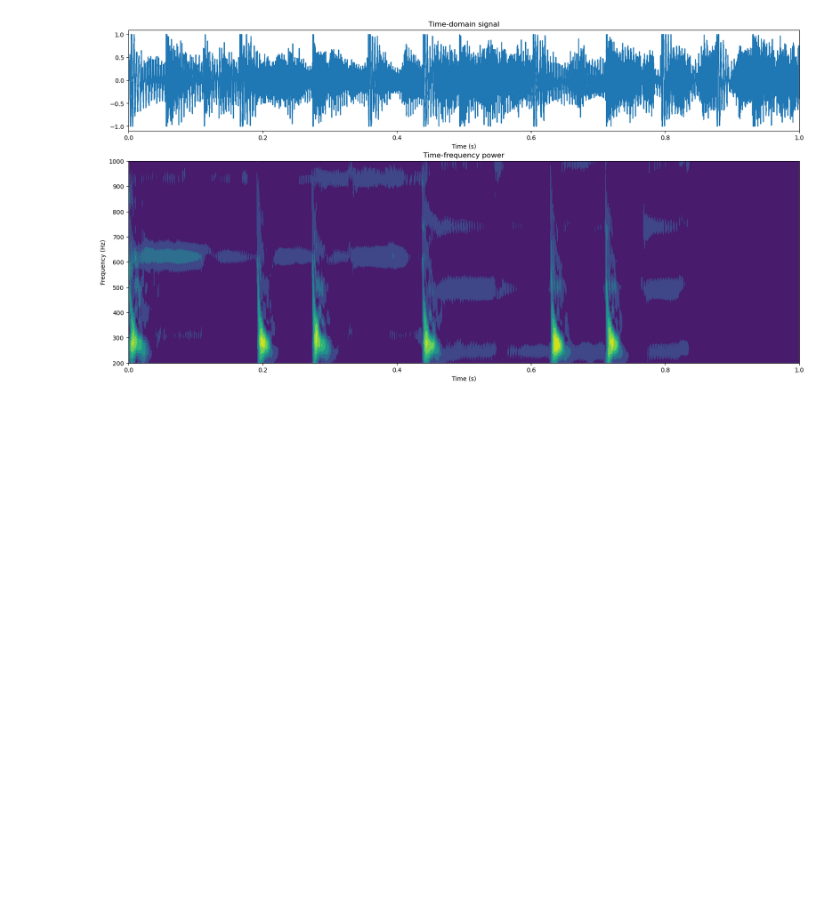
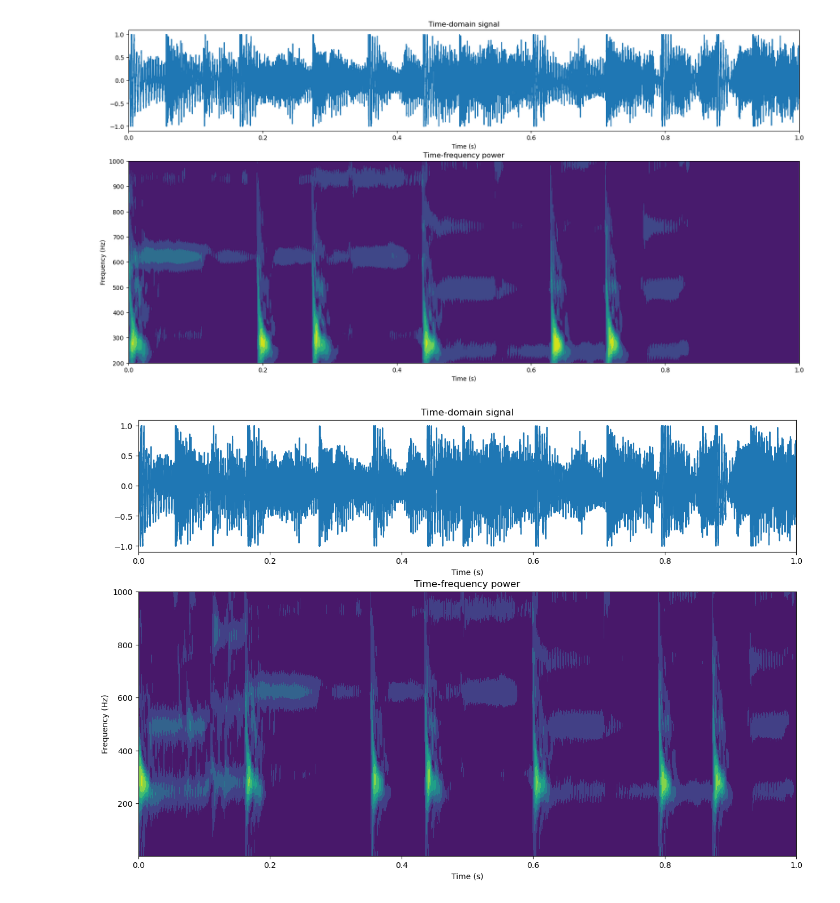
Before and after one commit to NikitaGoltsev/Digital_signals, a Jupyter notebook: lab06.ipynb, the cells around one changed output. Cells and saved outputs as stored; diff of their text form; code cells hidden in the pictures; blank space fills up the shorter version.

```diff
--- a/lab06.ipynb
+++ b/lab06.ipynb
@@ -231,23 +231,64 @@ plt.show()
 # %% [output]
 [figure]
 # %%
+import numpy as np
+import pandas as pd
+import matplotlib.pyplot as plt
+from matplotlib import cm
+from scipy.signal import convolve
+import scipy.io as sio
+import warnings
+import seaborn as sns
 import audio2numpy as a2n
+
+warnings.filterwarnings('ignore')
+
+def make_spectrogram(wavelet_function, t, signal, freqs, shift=1.0, **args):
+    # Пустой список для хранения вейвлетов
+    wavelets = []
+    # Цикл по всем частотам
+    for freq in freqs:
+        wavelet = wavelet_function(t, freq, **args)
+        # Центрирование вейвлета
+        wavelet = np.roll(wavelet, int(-len(wavelet) / shift))
+        wavelets.append(wavelet)
+    # Преобразование списка в массив NumPy
+    wavelets = np.array(wavelets)
+
+    # Пустой список для хранения результатов свертки
+    tf = []
+    # Цикл по всем вейвлетам
+    for wavelet in wavelets:
+        # Свертка вейвлета и сигнала
+        tf.append(np.abs(convolve(signal, wavelet, 'same')))
+    # Преобразование списка в массив NumPy
+    tf = np.array(tf)
+
+    return tf
+
+def wavelet_morlet(t, peak_freq=1.0, alpha=1.0):
+    psi = np.exp(-t**2 / alpha**2) * np.exp(2j * np.pi * t * peak_freq)
+    return psi / np.sqrt(np.sum(np.abs(psi)**2))  # Нормализация
+
+
 signal_mi, srate = a2n.audio_from_file("./data/Linkin_Park.mp3")
 t_mi = np.linspace(0, 1, num=len(signal_mi))
 
 # Перебираемые частоты вейвлетов
 freqs_mi = np.linspace(2, 1000, 500)
 tf_mi = make_spectrogram(wavelet_morlet, t_mi, signal_mi, freqs_mi, shift=1.98, alpha=0.008)
 
 fig, axs = plt.subplots(2, 1, figsize=(15, 10), gridspec_kw={'height_ratios': [1, 2]})
 
 axs[0].plot(t_mi, signal_mi)
 axs[0].set_xlim(t_mi[0], t_mi[-1])
 axs[0].set_title("Time-domain signal")
 axs[0].set_xlabel('Time (s)')
 
 axs[1].contourf(t_mi, freqs_mi, tf_mi)
 axs[1].set_title("Time-frequency power")
 axs[1].set_ylabel('Frequency (Hz)')
 axs[1].set_xlabel('Time (s)')
 plt.show()
+# %% [output]
+[figure, added]
```
